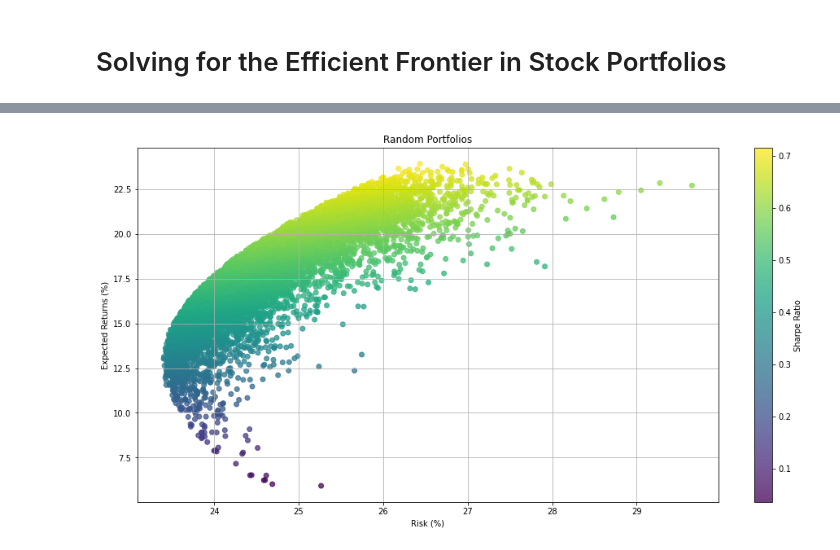
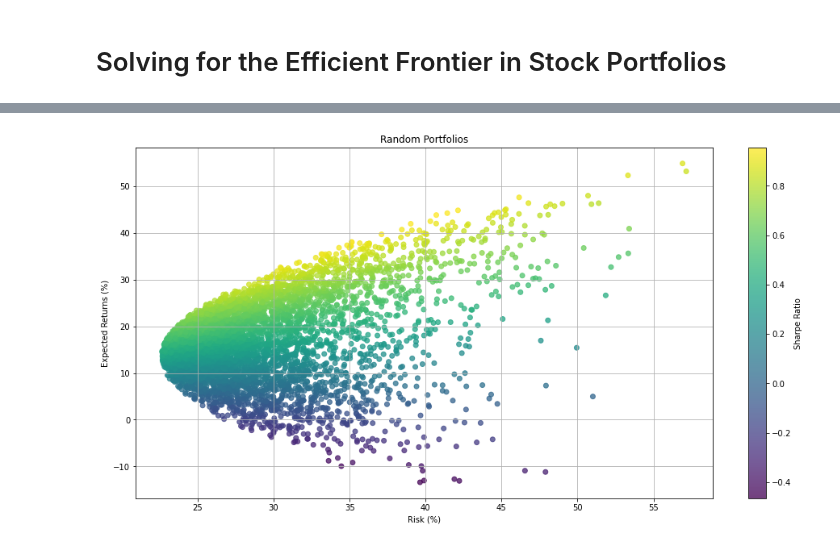
Before and after one commit to adamd1985/quant_research, a Jupyter notebook: efficient-frontier-quant.ipynb, the cells around one changed output, grey strips where cells are left out. Cells and saved outputs as stored; diff of their text form; code cells hidden in the pictures.

```diff
--- a/efficient-frontier-quant.ipynb
+++ b/efficient-frontier-quant.ipynb
@@ -57,7 +57,7 @@ Before we start, let's load two uncorrelated securities from the latest post-cov
 # %%
 tickers = ["DIS", "AAPL"]
 
-START_DATE = "2015-01-01"
+START_DATE = "2021-01-01"
 END_DATE = "2022-12-31"
 
 tickers_orig_df = load_ticker_prices_ts_df(tickers, START_DATE, END_DATE)
@@ -212,6 +206,7 @@ We need to assign weights ot our assets to construct portfolios. Assuming we don
 # %%
 RISK_FREE_RATE = 0.05
 MAX_PORTS = 10000
+MAX_WEIGHT = 1.05
 
 
 def port_generator(rets, cov_matrix):
@@ -221,9 +216,11 @@ def port_generator(rets, cov_matrix):
     port_weights = []
 
     for _ in range(MAX_PORTS):
-        weights = np.random.random(len(rets))
+        # weights = np.random.random(len(rets))
+        weights = np.random.uniform(-MAX_WEIGHT, MAX_WEIGHT, len(rets))
         weights /= np.sum(weights)  # Normalize weights to 1
-
+        if any(weights > MAX_WEIGHT):
+            continue
         port_weights.append(weights)
 
         port_ret = np.dot(weights, rets)
@@ -238,7 +235,6 @@ def port_generator(rets, cov_matrix):
     port_rets = np.array(port_rets)
     port_risks = np.array(port_risks)
 
-    plt.figure(figsize=(16, 8))
     plt.scatter(
         port_risks * 100.0,
         port_rets * 100.0,
@@ -246,14 +242,17 @@ def port_generator(rets, cov_matrix):
         cmap="viridis",
         alpha=0.75,
     )
-    plt.title("Random Portfolios")
+
     plt.xlabel("Risk (%)")
     plt.ylabel("Expected Returns (%)")
     plt.colorbar(label="Sharpe Ratio")
     plt.grid()
 
-    plt.show()
+    return port_risks, port_rets, port_sharpes
 
 
+plt.figure(figsize=(16, 8))
+plt.title("Random Portfolios")
 port_generator(rets, cov_matrix)
+plt.show()
 # %% [output]
@@ -274,17 +279,23 @@ Let's add more instruments to our portfolios for realism:
 # %%
 tickers = [
     "AAPL",
     "DIS",
     "MSFT",
     "AMZN",
     "GOOG",
 ]
+START_DATE = "2014-01-01"
+END_DATE = "2022-12-31"
 
 tickers_orig_df = load_ticker_prices_ts_df(tickers, START_DATE, END_DATE)
 tickers_df = tickers_orig_df.dropna(axis=1).pct_change().dropna()  # first % is NaN
 
 rets = ((1 + tickers_df).prod() ** (TRADING_DAYS_IN_YEAR / len(tickers_df))) - 1
 cov_matrix = tickers_df.cov() * TRADING_DAYS_IN_YEAR
-port_generator(rets, cov_matrix)
+
+plt.figure(figsize=(16, 8))
+plt.title("Random Portfolios")
+port_risks, port_rets, port_sharpes = port_generator(rets, cov_matrix)
+plt.show()
 # %% [output]
-[figure, old version]
+[figure, new version]
```
Also changed, not shown: parts of 26 cells of this notebook, 2 other files.
